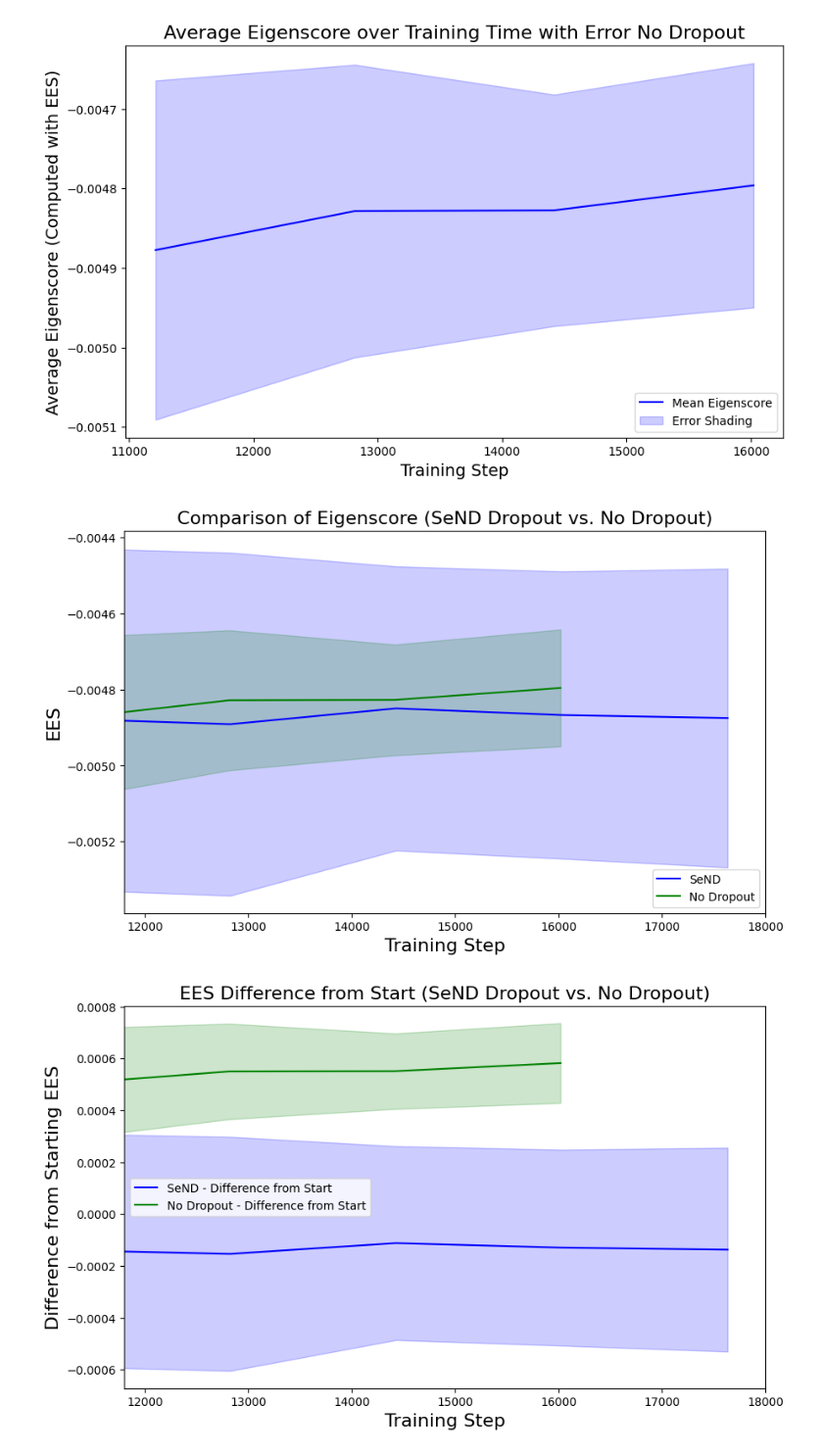
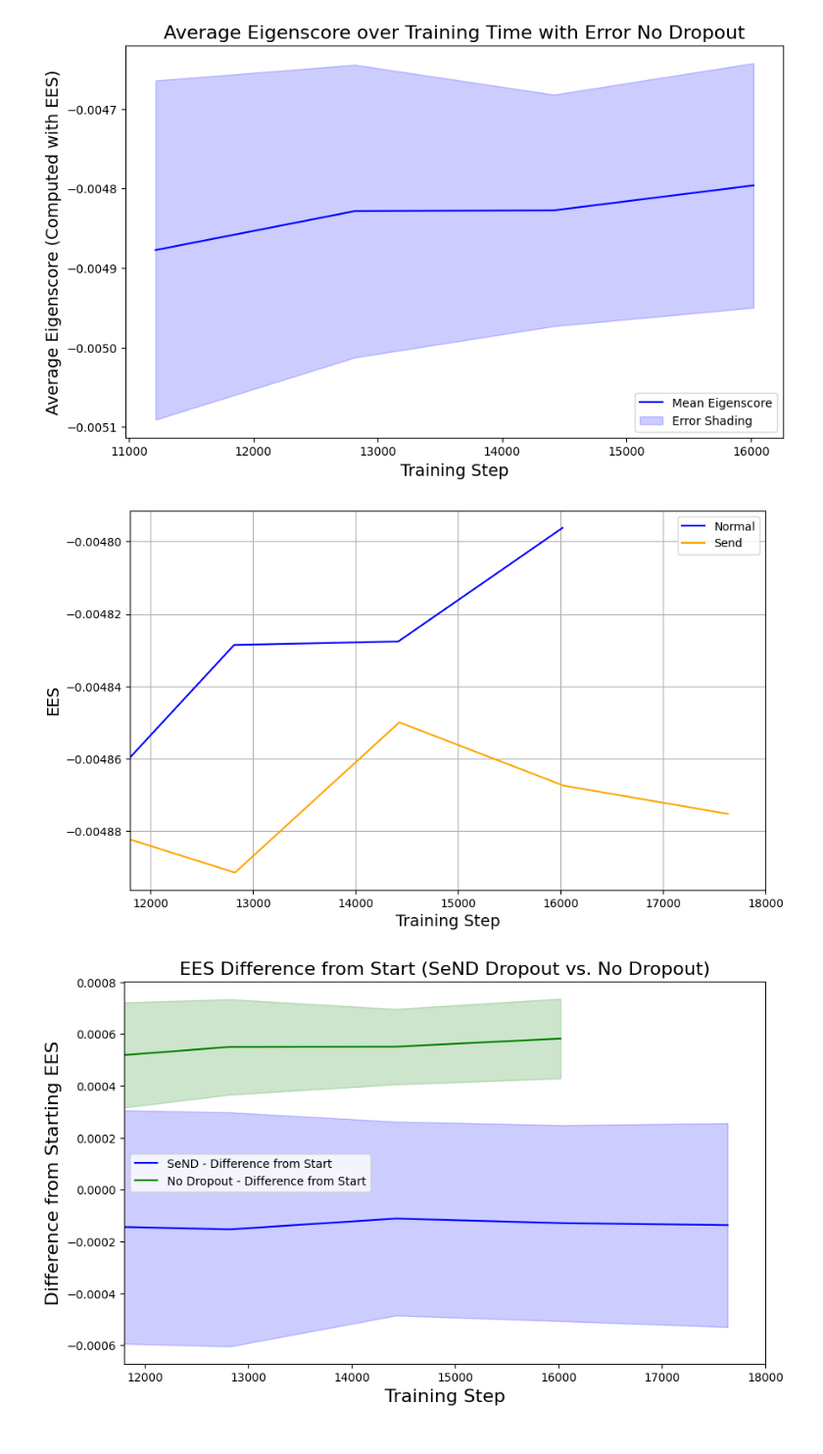
Before and after one commit to notarobot-hub/SEND, a Jupyter notebook: send/plot_error.ipynb, the cells around one changed output. Shown at 98% size. Saved outputs shown, nothing was run; the diff lists cells and outputs as text; code cells hidden in the pictures.

```diff
--- a/send/plot_error.ipynb
+++ b/send/plot_error.ipynb
@@ -337,42 +337,42 @@ steps = np.arange(step_send.min(), 18001)
 log_loss_convergence = initial_value + (final_value - initial_value) * (1 - np.exp(-0.001 * (steps - steps.min())))
 noise = np.random.normal(0, 0.00001, size=log_loss_convergence.shape)
 noisy_log_loss_convergence = log_loss_convergence + noise
 
 # Create a figure with a single plot comparing both
 plt.figure(figsize=(10, 6))
-plt.plot(step_send, mean_send, label='SeND', color='b')
-plt.fill_between(step_send, mean_send - std_send, mean_send + std_send, color='b', alpha=0.2)
+plt.plot(step_no_dropout, mean_no_dropout, label='Normal', color='b')
+
+plt.plot(step_send, mean_send, label='Send', color='orange')
 
 # Plot No Dropout data
-plt.plot(step_no_dropout, mean_no_dropout, label='No Dropout', color='g')
-plt.fill_between(step_no_dropout, mean_no_dropout - std_no_dropout, mean_no_dropout + std_no_dropout, color='g', alpha=0.2)
 
 # Generate a logarithmic loss convergence function with noise
 initial_value = mean_send.iloc[0]  # Start from the same point as the SeND line
 final_value = -0.044
 steps = np.arange(11800, 18001)
 log_loss_convergence = initial_value + (final_value - initial_value) * (1 - np.exp(-0.001 * (steps - steps.min())))
 noise = np.random.normal(0, 0.00001, size=log_loss_convergence.shape)
 noisy_log_loss_convergence = log_loss_convergence + noise
 
 # Adding labels and title with larger font size
-plt.xlabel('Training Step', fontsize=16)
-plt.ylabel('EES', fontsize=16)
-plt.title('Comparison of Eigenscore (SeND Dropout vs. No Dropout)', fontsize=16)
+plt.xlabel('Training Step', fontsize=14)
+plt.ylabel('EES', fontsize=14)
+
 
 # Set x-axis limit
 plt.xlim(11800, 18000)
 
 # Add legend
 plt.legend()
+plt.grid(True)
 
 # Save the plot as an image file with higher DPI
-plt.savefig('combined_eigenscore_plot_same_axis.png', dpi=1000)
+plt.savefig('combined_eigenscore_plot_same_axis.png', dpi=900)
 
 # Show the plot
 plt.show()
 # %% [output]
-[figure, old version]
+[figure, new version]
 # %%
 import pandas as pd
 import matplotlib.pyplot as plt
```
Also changed, not shown: parts of 1 cell of this notebook, 21 other files.
